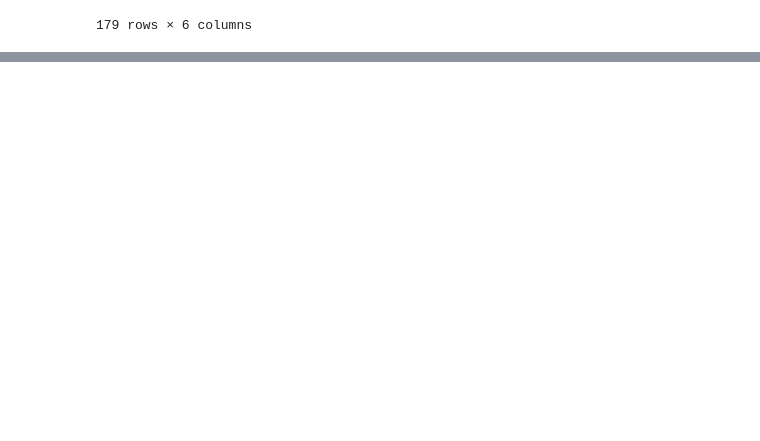
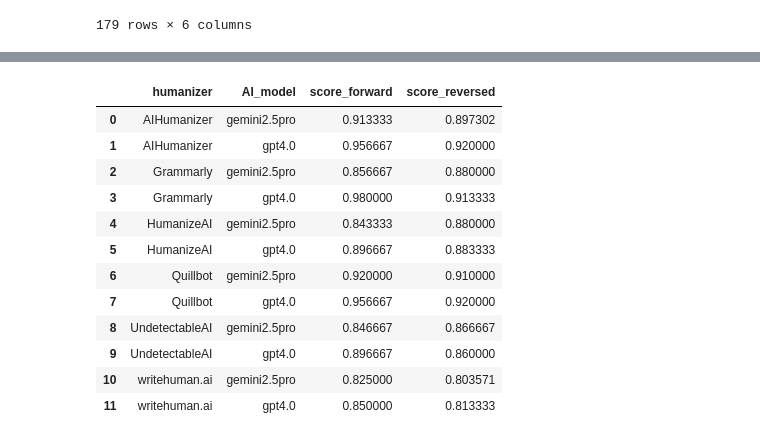
Before and after one commit to warit-tee/FYP, a Jupyter notebook: factual/fact.ipynb, the cells around one changed output, grey strips where cells are left out. Cells and saved outputs as stored; diff of their text form; code cells hidden in the pictures; blank space fills up the shorter version.

```diff
--- a/factual/fact.ipynb
+++ b/factual/fact.ipynb
@@ -606,0 +694,18 @@ display(df_reversed)
+# %%
+# group by humanizer and AI_model
+df_humanizer_ai = df.groupby(['humanizer', 'AI_model']).agg({'score_forward': 'mean', 'score_reversed': 'mean'}).reset_index()
+df_humanizer_ai
+# %% [output]
+|  | humanizer | AI_model | score_forward | score_reversed |
+| 0 | AIHumanizer | gemini2.5pro | 0.913333 | 0.897302 |
+| 1 | AIHumanizer | gpt4.0 | 0.956667 | 0.920000 |
+| 2 | Grammarly | gemini2.5pro | 0.856667 | 0.880000 |
+| 3 | Grammarly | gpt4.0 | 0.980000 | 0.913333 |
+| 4 | HumanizeAI | gemini2.5pro | 0.843333 | 0.880000 |
+| 5 | HumanizeAI | gpt4.0 | 0.896667 | 0.883333 |
+| 6 | Quillbot | gemini2.5pro | 0.920000 | 0.910000 |
+| 7 | Quillbot | gpt4.0 | 0.956667 | 0.920000 |
+| 8 | UndetectableAI | gemini2.5pro | 0.846667 | 0.866667 |
+| 9 | UndetectableAI | gpt4.0 | 0.896667 | 0.860000 |
+| 10 | writehuman.ai | gemini2.5pro | 0.825000 | 0.803571 |
+| 11 | writehuman.ai | gpt4.0 | 0.850000 | 0.813333 |
```
Also changed, not shown: parts of 8 cells of this notebook.
